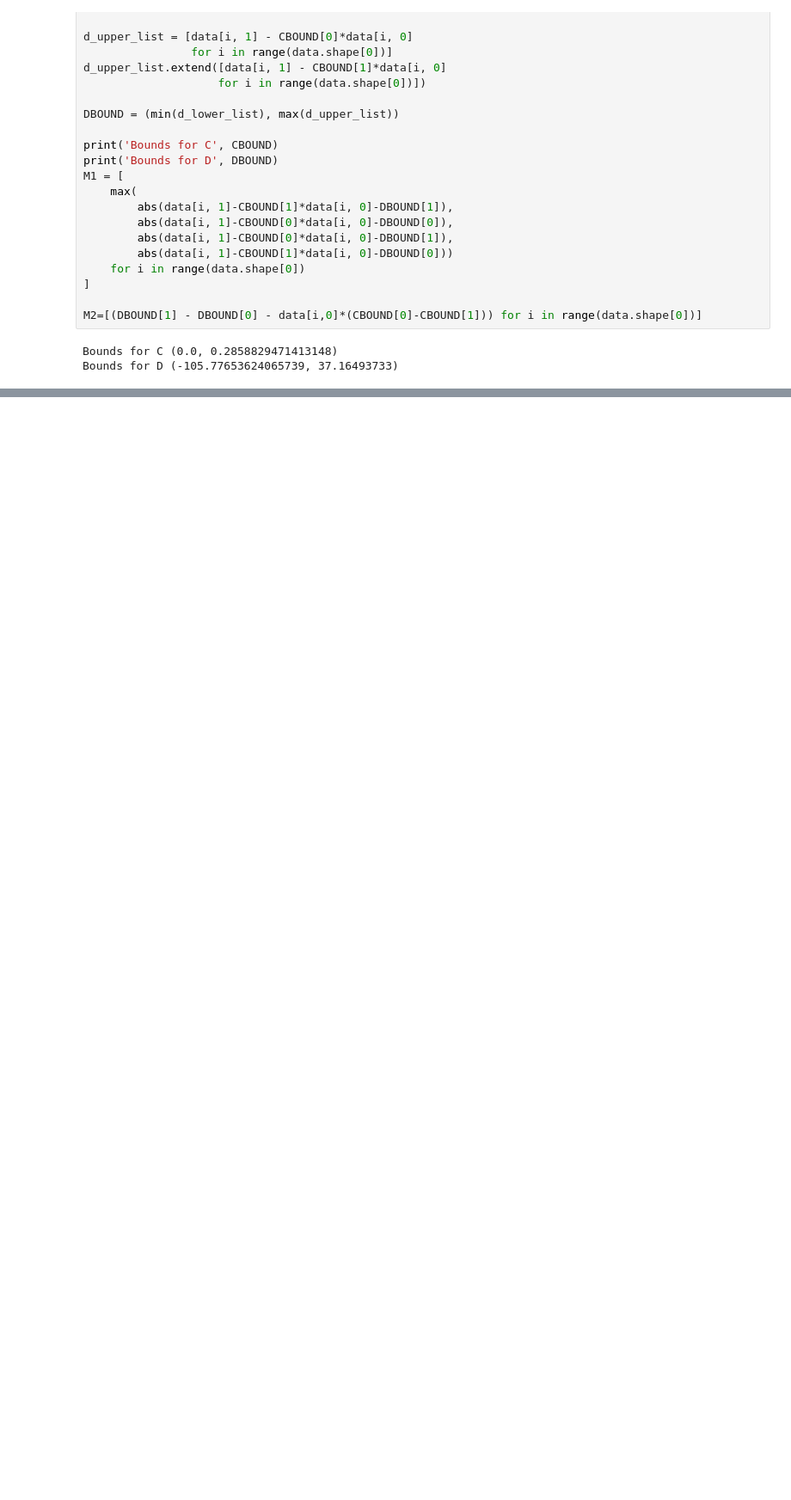
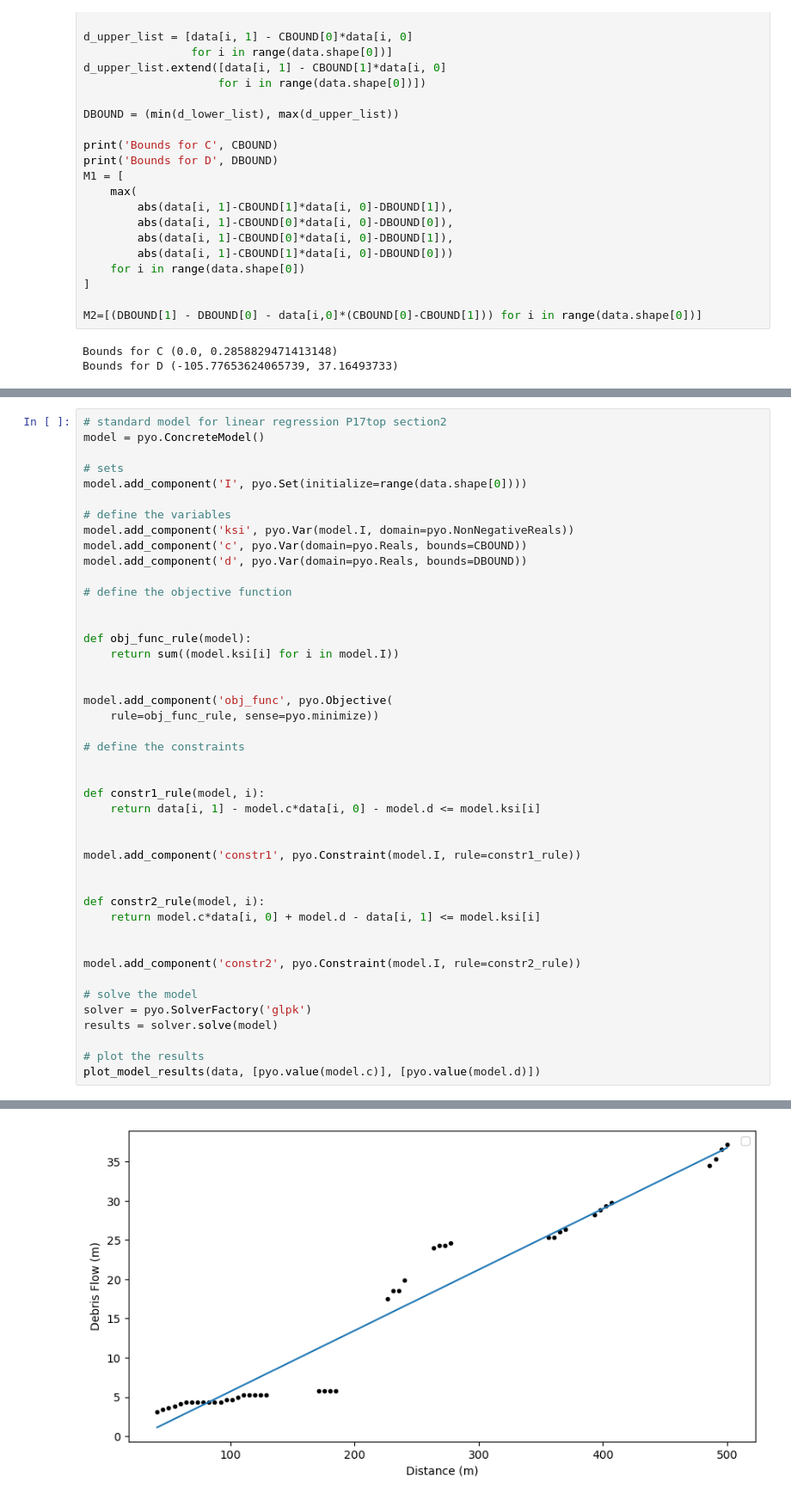
Before and after one commit to maaaryam/bivariate-clustering-regression-milp, a Jupyter notebook: main.ipynb, the cells around one changed output, grey strips where cells are left out. Shown: that part at 86% size. Drawn from its saved outputs; the diff is of its cells as text; blank space fills up the shorter version.

Commit message:
Add in the first model
Co-authored-by: Maryam <miryamsadeghi82@gmail.com>

```diff
--- a/main.ipynb
+++ b/main.ipynb
@@ -118,0 +124,45 @@ Bounds for D (-105.77653624065739, 37.16493733)
+# %%
+# standard model for linear regression P17top section2
+model = pyo.ConcreteModel()
+
+# sets
+model.add_component('I', pyo.Set(initialize=range(data.shape[0])))
+
+# define the variables
+model.add_component('ksi', pyo.Var(model.I, domain=pyo.NonNegativeReals))
+model.add_component('c', pyo.Var(domain=pyo.Reals, bounds=CBOUND))
+model.add_component('d', pyo.Var(domain=pyo.Reals, bounds=DBOUND))
+
+# define the objective function
+
+
+def obj_func_rule(model):
+    return sum((model.ksi[i] for i in model.I))
+
+
+model.add_component('obj_func', pyo.Objective(
+    rule=obj_func_rule, sense=pyo.minimize))
+
+# define the constraints
+
+
+def constr1_rule(model, i):
+    return data[i, 1] - model.c*data[i, 0] - model.d <= model.ksi[i]
+
+
+model.add_component('constr1', pyo.Constraint(model.I, rule=constr1_rule))
+
+
+def constr2_rule(model, i):
+    return model.c*data[i, 0] + model.d - data[i, 1] <= model.ksi[i]
+
+
+model.add_component('constr2', pyo.Constraint(model.I, rule=constr2_rule))
+
+# solve the model
+solver = pyo.SolverFactory('glpk')
+results = solver.solve(model)
+
+# plot the results
+plot_model_results(data, [pyo.value(model.c)], [pyo.value(model.d)])
+# %% [output]
@@ -118,0 +170 @@ Bounds for D (-105.77653624065739, 37.16493733)
+[figure, added]
```
Also changed, not shown: parts of 2 cells of this notebook.
